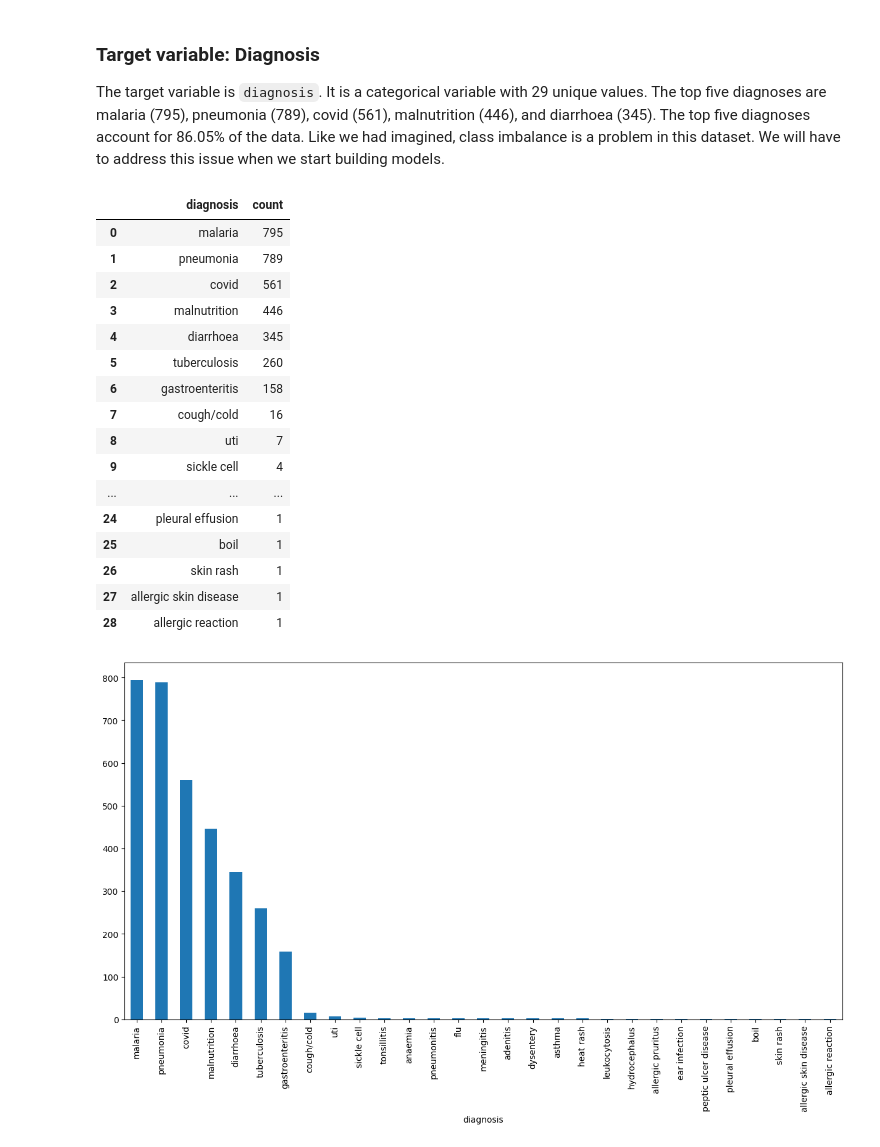
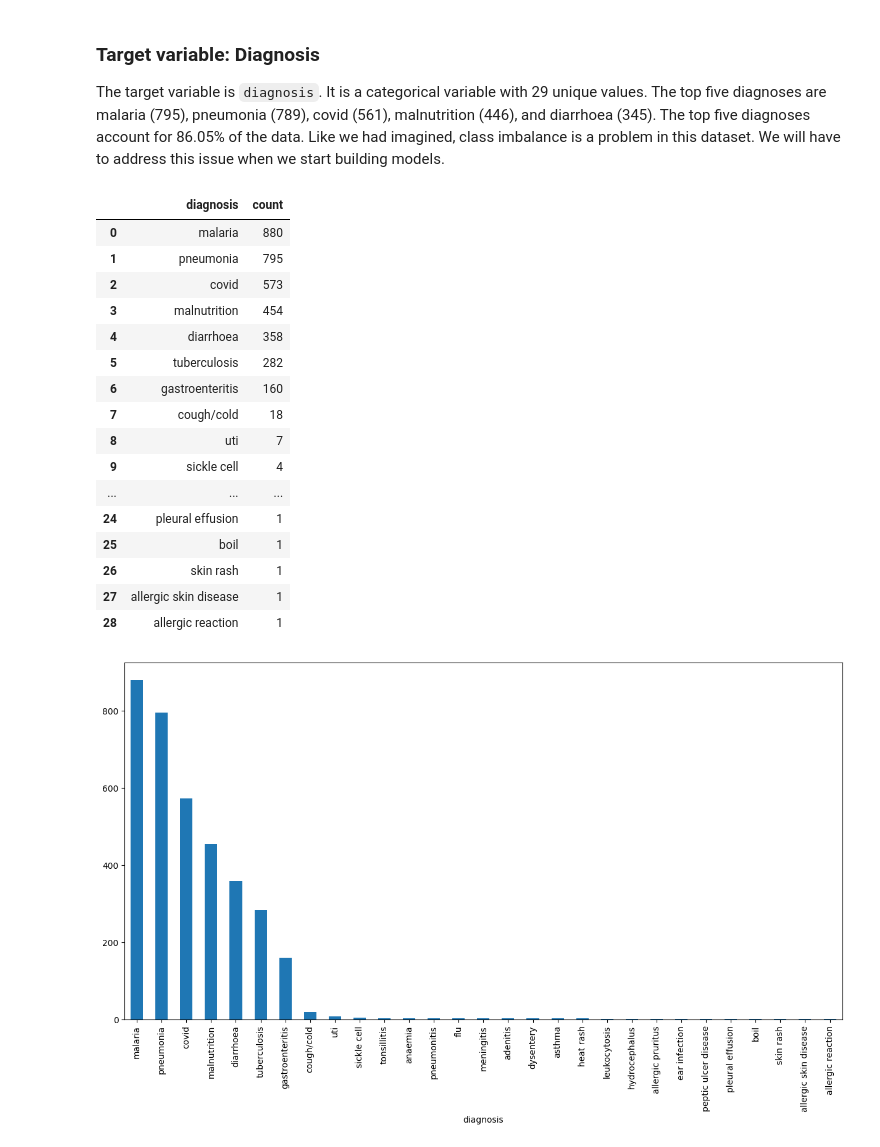
Before and after one commit to StephKisee/cdsa-for-kenyan-clinicians, a Jupyter notebook: notebooks/data_exploration.ipynb, the cells around one changed output. Cells and saved outputs as stored; diff of their text form; code cells hidden in the pictures.

Commit message:
data cleaning in progress

```diff
--- a/notebooks/data_exploration.ipynb
+++ b/notebooks/data_exploration.ipynb
@@ -5,7 +5,7 @@ import pandas as pd
 # from src import *
 # %%
 # Set path to data
-path = '../data/raw/CDSA_.xlsx'
+path = '../data/raw/CDSA_2024-02-29-12-30-14.xlsx'
 
 # Import data
 cdsa = pd.read_excel(path, sheet_name='CDSA')
@@ -222,9 +222,10 @@ df['bp_diastolic'] = df['blood_pressure'].str.split('/').str[1]
 df['bp_diastolic'] = pd.to_numeric(df['bp_diastolic'], errors='coerce')
 df['bp_diastolic'] = np.where((df['bp_diastolic'] >= 40) & (df['bp_diastolic'] <= 100), df['bp_diastolic'], np.NAN)
 df['duration'] = np.where((df['duration'] > 0) & (df['duration'] < 367), df['duration'], np.NAN)
+df.loc[df.symptoms.isna(), "duration"] = np.NaN
 df = df.replace('undefined', np.NAN)
 df = df.map(lambda x: x.lower().strip() if isinstance(x, str) else x)
-df.loc[df.symptoms.isna(), "system"] = np.NaN
+# df.loc[df.symptoms.isna(), "system"] = np.NaN
 # df.loc[df.lab_test.isna(), "lab_investigation"] = "no"
 df.loc[df.bp_diastolic.isna(), "bp_systolic"] = np.NaN
 df.loc[df.bp_systolic.isna(), "bp_diastolic"] = np.NaN
@@ -282,26 +283,27 @@ The target variable is `diagnosis`. It is a categorical variable with 29 unique
 # %%
 diagnosis_by_id = df[["_uuid", "diagnosis"]].drop_duplicates()
 diagnosis_by_id.diagnosis.value_counts().plot(kind="bar", figsize=(15, 7.5))
-diagnosis_by_id.diagnosis.value_counts().reset_index()
+dd = diagnosis_by_id.diagnosis.value_counts().reset_index()
+dd
 # %% [output]
 |  | diagnosis | count |
-| 0 | malaria | 795 |
-| 1 | pneumonia | 789 |
-| 2 | covid | 561 |
-| 3 | malnutrition | 446 |
-| 4 | diarrhoea | 345 |
-| 5 | tuberculosis | 260 |
-| 6 | gastroenteritis | 158 |
-| 7 | cough/cold | 16 |
+| 0 | malaria | 880 |
+| 1 | pneumonia | 795 |
+| 2 | covid | 573 |
+| 3 | malnutrition | 454 |
+| 4 | diarrhoea | 358 |
+| 5 | tuberculosis | 282 |
+| 6 | gastroenteritis | 160 |
+| 7 | cough/cold | 18 |
 | 8 | uti | 7 |
 | 9 | sickle cell | 4 |
 | ... | ... | ... |
 | 24 | pleural effusion | 1 |
 | 25 | boil | 1 |
 | 26 | skin rash | 1 |
 | 27 | allergic skin disease | 1 |
 | 28 | allergic reaction | 1 |
-[figure, old version]
+[figure, new version]
 # %%
 sex_by_id = df[["_uuid", "sex"]].drop_duplicates()
 sex_by_id.sex.value_counts().plot(kind="bar")
```
Also changed, not shown: parts of 20 cells of this notebook, 3 other files.
